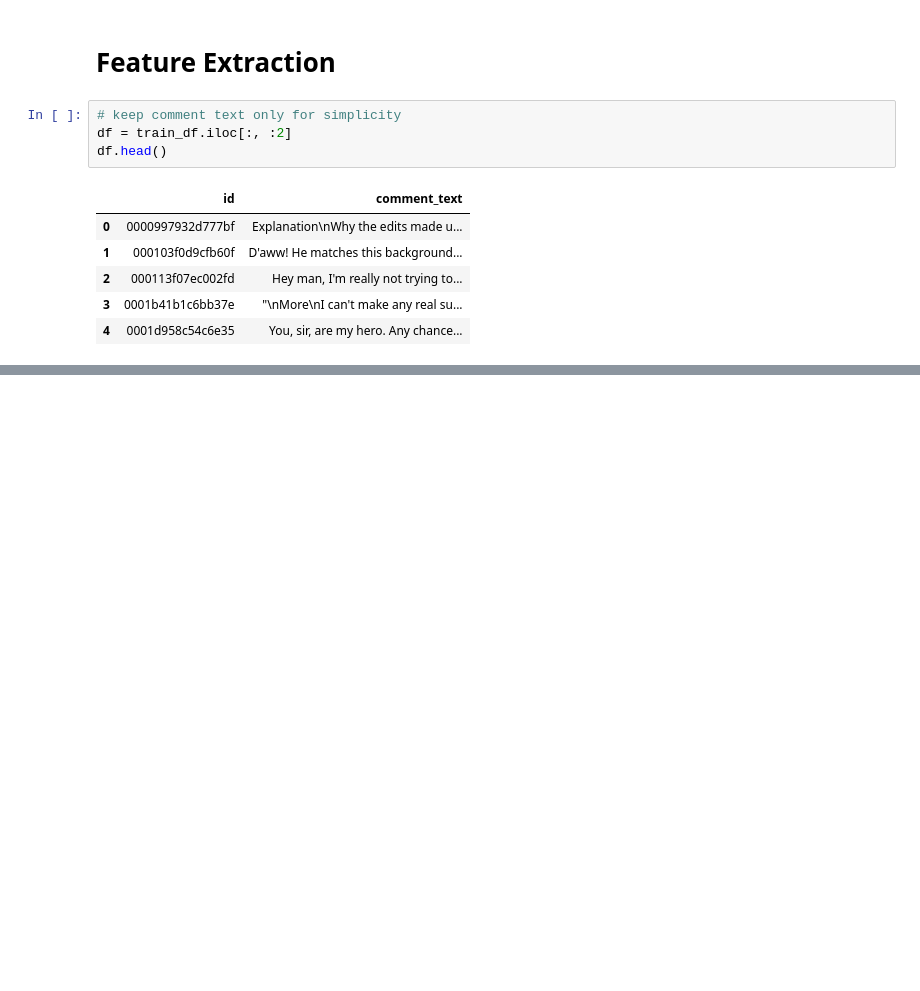
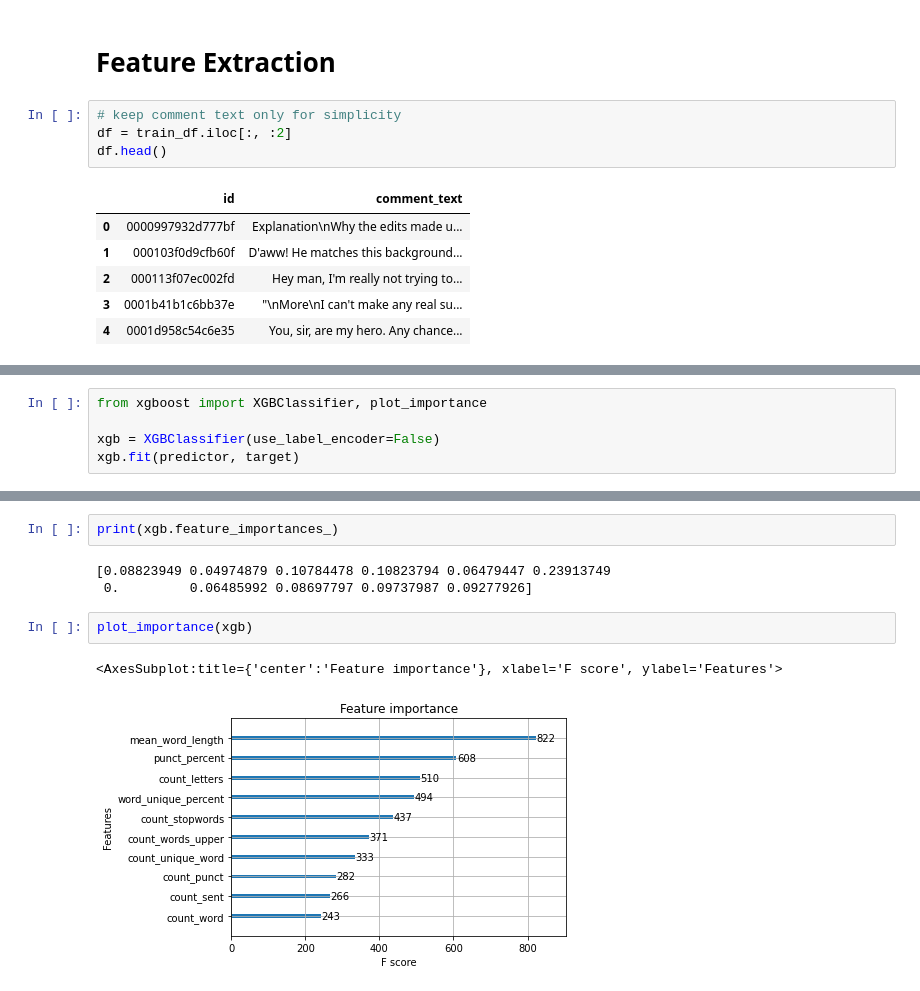
Before and after one commit to fhrzn/detoxification, a Jupyter notebook: notebooks/1.0-fhrzn-initial-eda.ipynb, the cells around one changed output, grey strips where cells are left out. Saved outputs shown, nothing was run; the diff lists cells and outputs as text; blank space fills up the shorter version.

```diff
--- a/notebooks/1.0-fhrzn-initial-eda.ipynb
+++ b/notebooks/1.0-fhrzn-initial-eda.ipynb
@@ -249,0 +293,5 @@ train_features.head()
+# %%
+from xgboost import XGBClassifier, plot_importance
+
+xgb = XGBClassifier(use_label_encoder=False)
+xgb.fit(predictor, target)
@@ -249,0 +309,10 @@ train_features.head()
+# %%
+print(xgb.feature_importances_)
+# %% [output]
+[0.08823949 0.04974879 0.10784478 0.10823794 0.06479447 0.23913749
+ 0.         0.06485992 0.08697797 0.09737987 0.09277926]
+# %%
+plot_importance(xgb)
+# %% [output]
+<AxesSubplot:title={'center':'Feature importance'}, xlabel='F score', ylabel='Features'>
+[figure, added]
```
Also changed, not shown: parts of 10 cells of this notebook.
